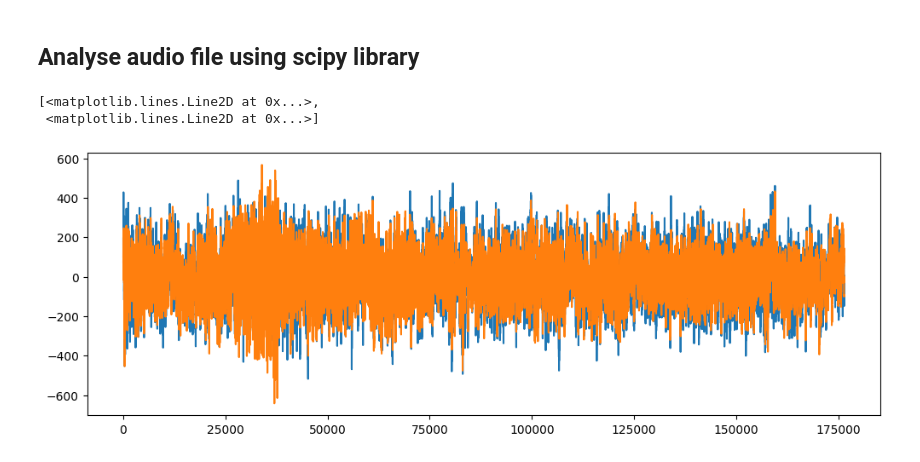
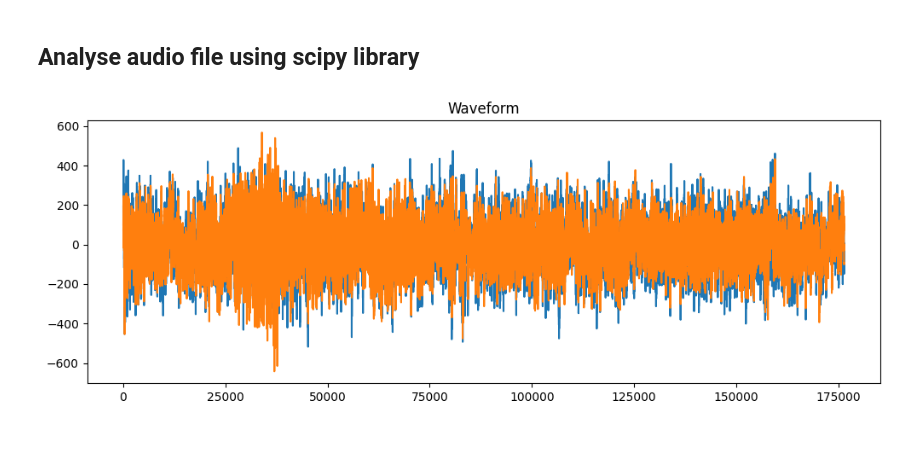
Before and after one commit to Konara98/Audio-classification-model-using-deep-learning, a Jupyter notebook: Audio Classification-EDA.ipynb, the cells around one changed output. Saved outputs shown, nothing was run; the diff lists cells and outputs as text; code cells hidden in the pictures.

Commit message:
Add labels to graph

```diff
--- a/Audio Classification-EDA.ipynb
+++ b/Audio Classification-EDA.ipynb
@@ -81,8 +78,10 @@ wave_sample_rate, wave_audio = wav.read(filename)
 # %%
 # Original audio with 2 channels
 plt.figure(figsize=(12, 4))
 plt.plot(wave_audio)
+plt.title('Waveform')
+plt.show()
+
+ipd.Audio(filename)
 # %% [output]
-[<matplotlib.lines.Line2D at 0x...>,
- <matplotlib.lines.Line2D at 0x...>]
-[figure, old version]
+[figure, new version]
```
Also changed, not shown: parts of 2 cells of this notebook.
